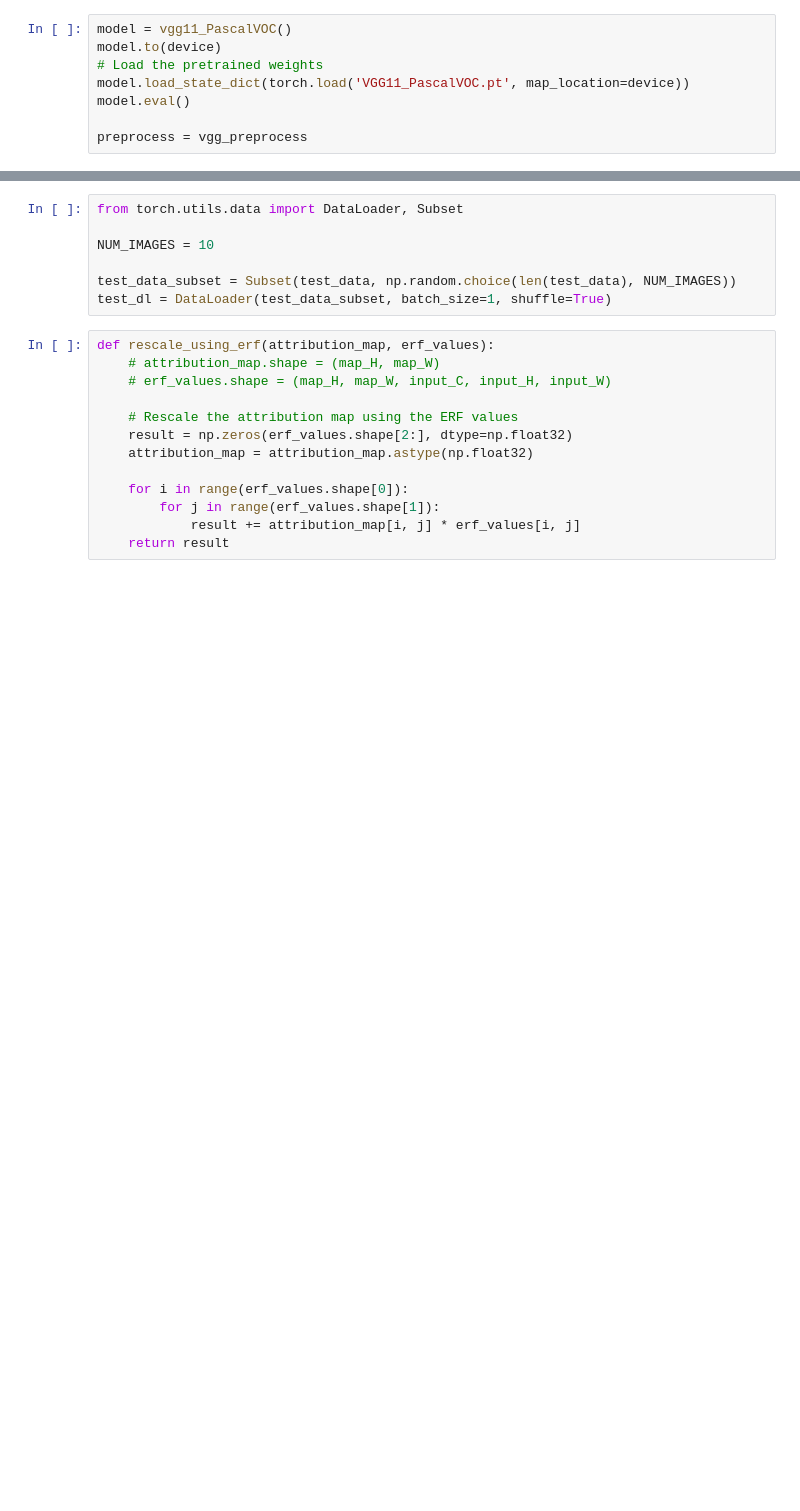
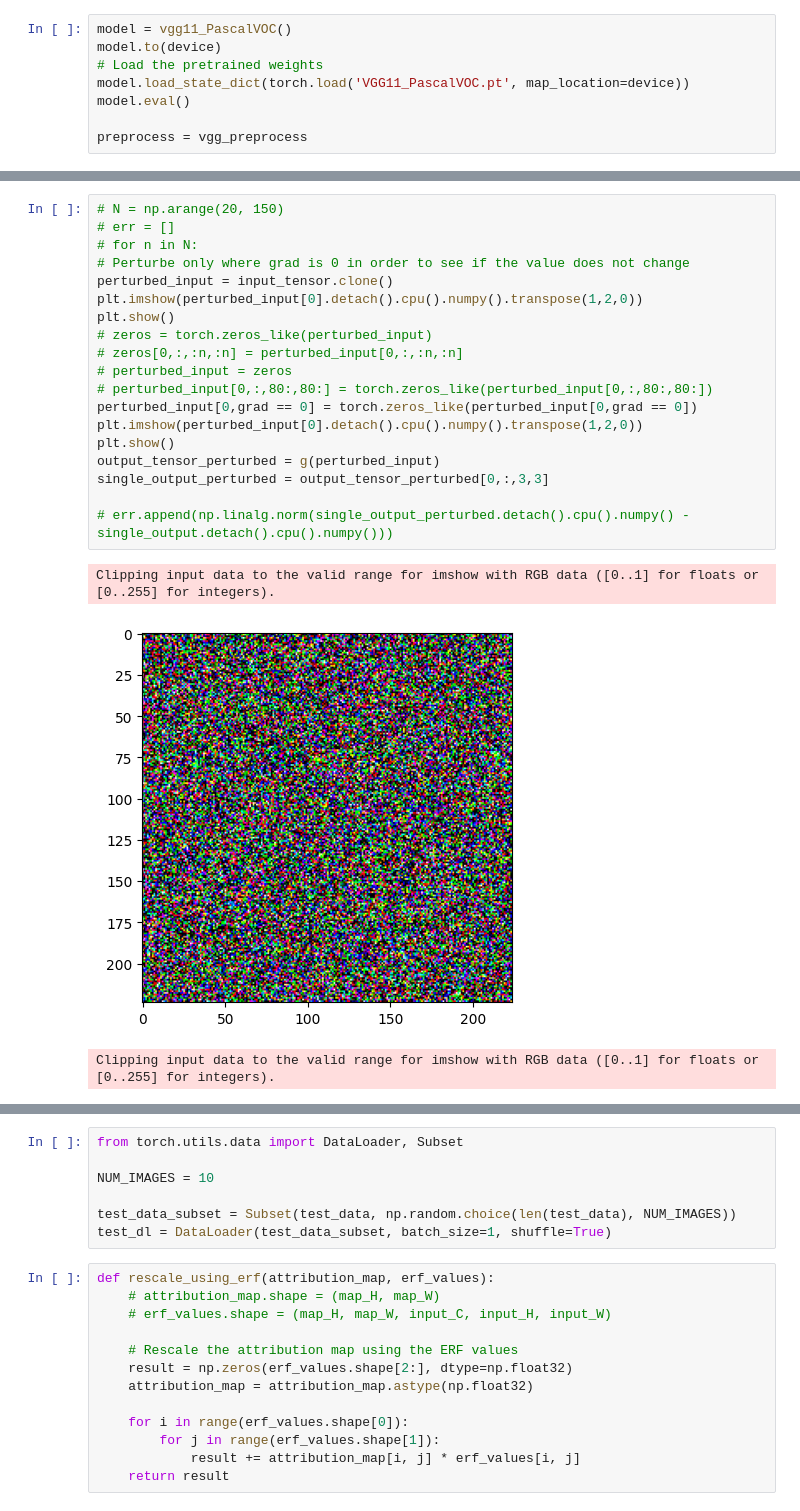
Before and after one commit to liuktc/ML4CV_XAI, a Jupyter notebook: effective_receptive_field.ipynb, the cells around one changed output, grey strips where cells are left out. Cells and saved outputs as stored; diff of their text form; blank space fills up the shorter version.

```diff
--- a/effective_receptive_field.ipynb
+++ b/effective_receptive_field.ipynb
@@ -75,0 +94,23 @@ TypeError: calculate_erf() got an unexpected keyword argument 'x'
+# %%
+# N = np.arange(20, 150)
+# err = []
+# for n in N:
+# Perturbe only where grad is 0 in order to see if the value does not change
+perturbed_input = input_tensor.clone()
+plt.imshow(perturbed_input[0].detach().cpu().numpy().transpose(1,2,0))
+plt.show()
+# zeros = torch.zeros_like(perturbed_input)
+# zeros[0,:,:n,:n] = perturbed_input[0,:,:n,:n]
+# perturbed_input = zeros
+# perturbed_input[0,:,80:,80:] = torch.zeros_like(perturbed_input[0,:,80:,80:])
+perturbed_input[0,grad == 0] = torch.zeros_like(perturbed_input[0,grad == 0])
+plt.imshow(perturbed_input[0].detach().cpu().numpy().transpose(1,2,0))
+plt.show()
+output_tensor_perturbed = g(perturbed_input)
+single_output_perturbed = output_tensor_perturbed[0,:,3,3]
+
+# err.append(np.linalg.norm(single_output_perturbed.detach().cpu().numpy() - single_output.detach().cpu().numpy()))
+# %% [output]
+Clipping input data to the valid range for imshow with RGB data ([0..1] for floats or [0..255] for integers).
+[figure, added]
+Clipping input data to the valid range for imshow with RGB data ([0..1] for floats or [0..255] for integers).
```
Also changed, not shown: parts of 15 cells of this notebook, 16 other files.
